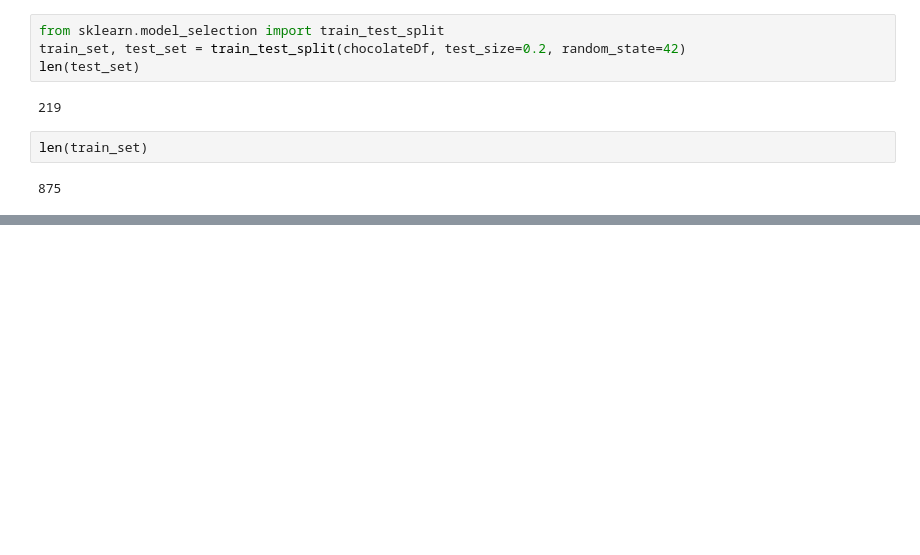
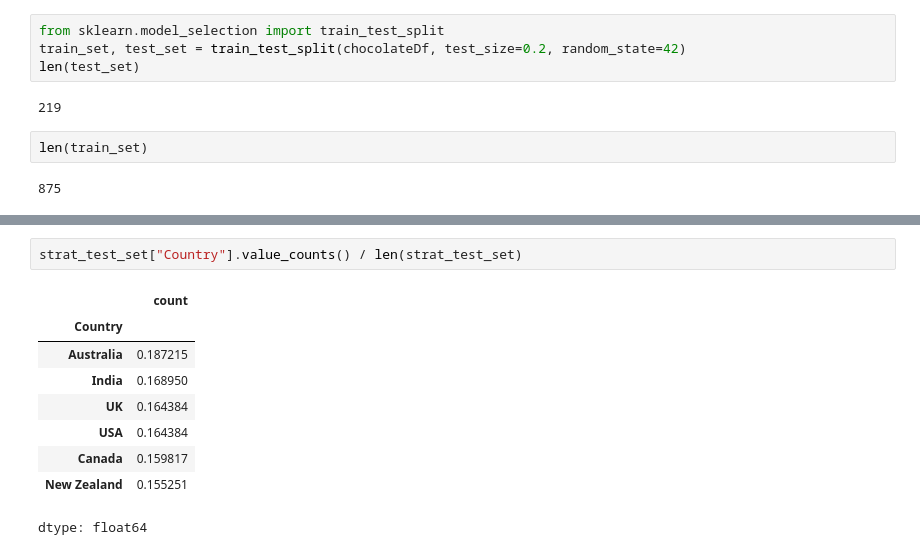
Before and after one commit to staffanw/Hands-On-ML-A-Geron, a Jupyter notebook: kaggle_chocolate_sales.ipynb, the cells around one changed output, grey strips where cells are left out. Saved outputs shown, nothing was run; the diff lists cells and outputs as text; blank space fills up the shorter version.

```diff
--- a/kaggle_chocolate_sales.ipynb
+++ b/kaggle_chocolate_sales.ipynb
@@ -137,0 +191,12 @@ len(train_set)
+# %%
+strat_test_set["Country"].value_counts() / len(strat_test_set)
+# %% [output]
+|  | count |
+| Country |  |
+| Australia | 0.187215 |
+| India | 0.168950 |
+| UK | 0.164384 |
+| USA | 0.164384 |
+| Canada | 0.159817 |
+| New Zealand | 0.155251 |
+dtype: float64
```
Also changed, not shown: parts of 6 cells of this notebook.
